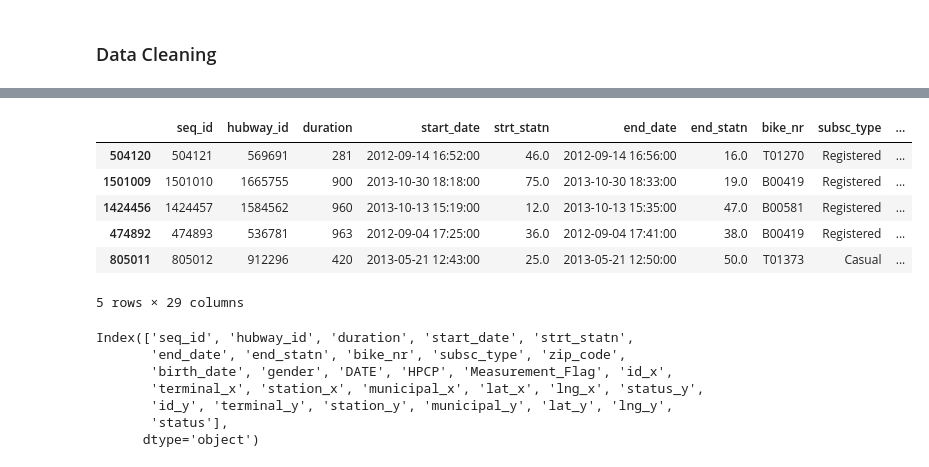
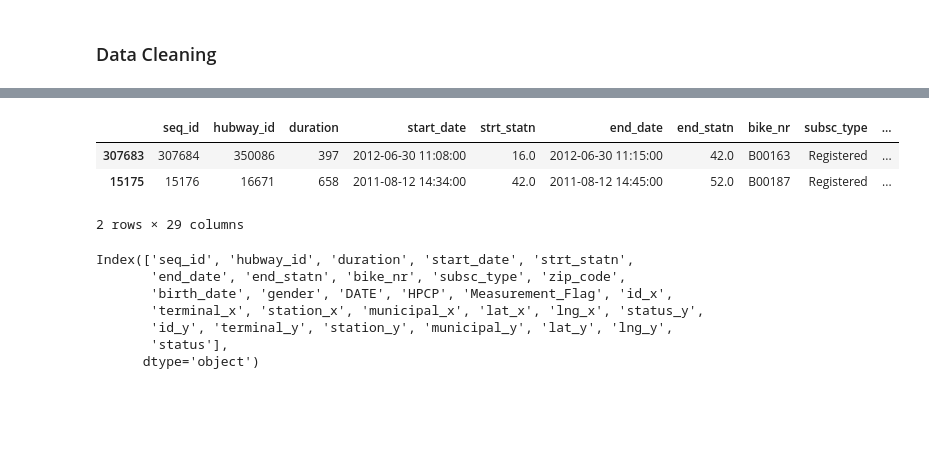
Before and after one commit to krasik512/Boston-bike-rides-duration, a Jupyter notebook: Boston Bike rides duration prediction.ipynb, the cells around one changed output, grey strips where cells are left out. Saved outputs shown, nothing was run; the diff lists cells and outputs as text; code cells hidden in the pictures; blank space fills up the shorter version.

```diff
--- a/Boston Bike rides duration prediction.ipynb
+++ b/Boston Bike rides duration prediction.ipynb
@@ -108,15 +108,12 @@ lng_y                   142
 status                    2
 dtype: int64
 # %%
-data.sample(5)
+data.sample(2)
 # %% [output]
 |  | seq_id | hubway_id | duration | start_date | strt_statn | end_date | end_statn | bike_nr | subsc_type | ... |
-| 504120 | 504121 | 569691 | 281 | 2012-09-14 16:52:00 | 46.0 | 2012-09-14 16:56:00 | 16.0 | T01270 | Registered | ... |
-| 1501009 | 1501010 | 1665755 | 900 | 2013-10-30 18:18:00 | 75.0 | 2013-10-30 18:33:00 | 19.0 | B00419 | Registered | ... |
-| 1424456 | 1424457 | 1584562 | 960 | 2013-10-13 15:19:00 | 12.0 | 2013-10-13 15:35:00 | 47.0 | B00581 | Registered | ... |
-| 474892 | 474893 | 536781 | 963 | 2012-09-04 17:25:00 | 36.0 | 2012-09-04 17:41:00 | 38.0 | B00419 | Registered | ... |
-| 805011 | 805012 | 912296 | 420 | 2013-05-21 12:43:00 | 25.0 | 2013-05-21 12:50:00 | 50.0 | T01373 | Casual | ... |
+| 307683 | 307684 | 350086 | 397 | 2012-06-30 11:08:00 | 16.0 | 2012-06-30 11:15:00 | 42.0 | B00163 | Registered | ... |
+| 15175 | 15176 | 16671 | 658 | 2011-08-12 14:34:00 | 42.0 | 2011-08-12 14:45:00 | 52.0 | B00187 | Registered | ... |
-5 rows × 29 columns
+2 rows × 29 columns
 # %%
 data.columns
 # %% [output]
```
Also changed, not shown: parts of 11 cells of this notebook.
